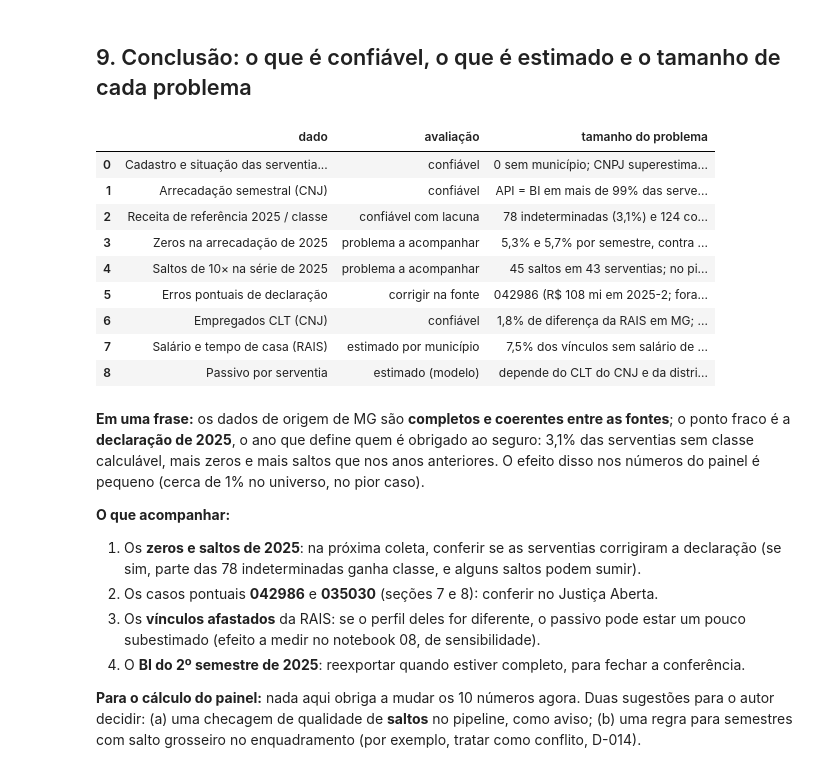
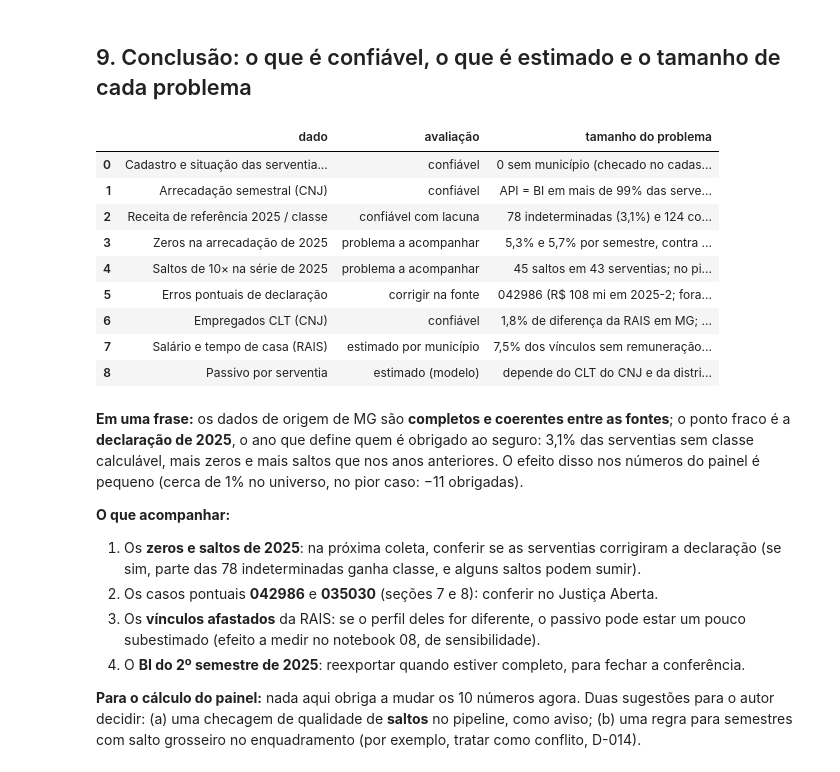
Before and after one commit to luccaamp/radar-seguro-cartorio, a Jupyter notebook: notebooks/01_qualidade_dados_faltantes.ipynb, the cells around one changed output. Cells and saved outputs as stored; diff of their text form; code cells hidden in the pictures.

```diff
--- a/notebooks/01_qualidade_dados_faltantes.ipynb
+++ b/notebooks/01_qualidade_dados_faltantes.ipynb
@@ -639,30 +671,33 @@ Serventias com arrecadação diferente em mais de 1% entre a API e o BI (2024 e
 ## 9. Conclusão: o que é confiável, o que é estimado e o tamanho de cada problema
 # %%
 conclusao = pd.DataFrame([
-    ("Cadastro e situação das serventias (CNJ)", "confiável", "0 sem município; CNPJ superestima (+15,8%), não é usado na contagem"),
+    ("Cadastro e situação das serventias (CNJ)", "confiável", "0 sem município (checado no cadastro); CNPJ tem +15,8%, não é usado na contagem"),
     ("Arrecadação semestral (CNJ)", "confiável", "API = BI em mais de 99% das serventias por semestre"),
     ("Receita de referência 2025 / classe", "confiável com lacuna", "78 indeterminadas (3,1%) e 124 com 1 semestre (4,9%)"),
     ("Zeros na arrecadação de 2025", "problema a acompanhar", "5,3% e 5,7% por semestre, contra 1% a 2% entre 2018 e 2024-1"),
-    ("Saltos de 10× na série de 2025", "problema a acompanhar", "45 saltos em 43 serventias; no pior caso, −12 obrigadas (−1,1%)"),
+    ("Saltos de 10× na série de 2025", "problema a acompanhar",
+     f"45 saltos em 43 serventias; no pior caso, {len(saem_da_1) - len(viram_1):+d} obrigadas "
+     f"({len(viram_1)} saem, {len(saem_da_1)} entra)"),
     ("Erros pontuais de declaração", "corrigir na fonte", "042986 (R$ 108 mi em 2025-2; fora do universo); 035030 (API ≠ BI; muda a classe)"),
     ("Empregados CLT (CNJ)", "confiável", "1,8% de diferença da RAIS em MG; 4 não informadas; 316 com zero CLT"),
-    ("Salário e tempo de casa (RAIS)", "estimado por município", "7,5% dos vínculos sem salário de dezembro; 64 municípios sem RAIS"),
+    ("Salário e tempo de casa (RAIS)", "estimado por município", "7,5% dos vínculos sem remuneração de dezembro (vazio); 64 municípios sem RAIS"),
     ("Passivo por serventia", "estimado (modelo)", "depende do CLT do CNJ e da distribuição da RAIS do município/região"),
 ], columns=["dado", "avaliação", "tamanho do problema"])
-display(conclusao)
+with pd.option_context("display.max_colwidth", None):
+    display(conclusao)
 # %% [output]
 |  | dado | avaliação | tamanho do problema |
-| 0 | Cadastro e situação das serventia... | confiável | 0 sem município; CNPJ superestima... |
+| 0 | Cadastro e situação das serventia... | confiável | 0 sem município (checado no cadas... |
 | 1 | Arrecadação semestral (CNJ) | confiável | API = BI em mais de 99% das serve... |
 | 2 | Receita de referência 2025 / classe | confiável com lacuna | 78 indeterminadas (3,1%) e 124 co... |
 | 3 | Zeros na arrecadação de 2025 | problema a acompanhar | 5,3% e 5,7% por semestre, contra ... |
 | 4 | Saltos de 10× na série de 2025 | problema a acompanhar | 45 saltos em 43 serventias; no pi... |
 | 5 | Erros pontuais de declaração | corrigir na fonte | 042986 (R$ 108 mi em 2025-2; fora... |
 | 6 | Empregados CLT (CNJ) | confiável | 1,8% de diferença da RAIS em MG; ... |
-| 7 | Salário e tempo de casa (RAIS) | estimado por município | 7,5% dos vínculos sem salário de ... |
+| 7 | Salário e tempo de casa (RAIS) | estimado por município | 7,5% dos vínculos sem remuneração... |
 | 8 | Passivo por serventia | estimado (modelo) | depende do CLT do CNJ e da distri... |
 # %% [markdown]
-**Em uma frase:** os dados de origem de MG são **completos e coerentes entre as fontes**; o ponto fraco é a **declaração de 2025**, o ano que define quem é obrigado ao seguro: 3,1% das serventias sem classe calculável, mais zeros e mais saltos que nos anos anteriores. O efeito disso nos números do painel é pequeno (cerca de 1% no universo, no pior caso).
+**Em uma frase:** os dados de origem de MG são **completos e coerentes entre as fontes**; o ponto fraco é a **declaração de 2025**, o ano que define quem é obrigado ao seguro: 3,1% das serventias sem classe calculável, mais zeros e mais saltos que nos anos anteriores. O efeito disso nos números do painel é pequeno (cerca de 1% no universo, no pior caso: −11 obrigadas).
 
 **O que acompanhar:**
 1. Os **zeros e saltos de 2025**: na próxima coleta, conferir se as serventias corrigiram a declaração (se sim, parte das 78 indeterminadas ganha classe, e alguns saltos podem sumir).
```
Also changed, not shown: parts of 14 cells of this notebook, 13 other files.
